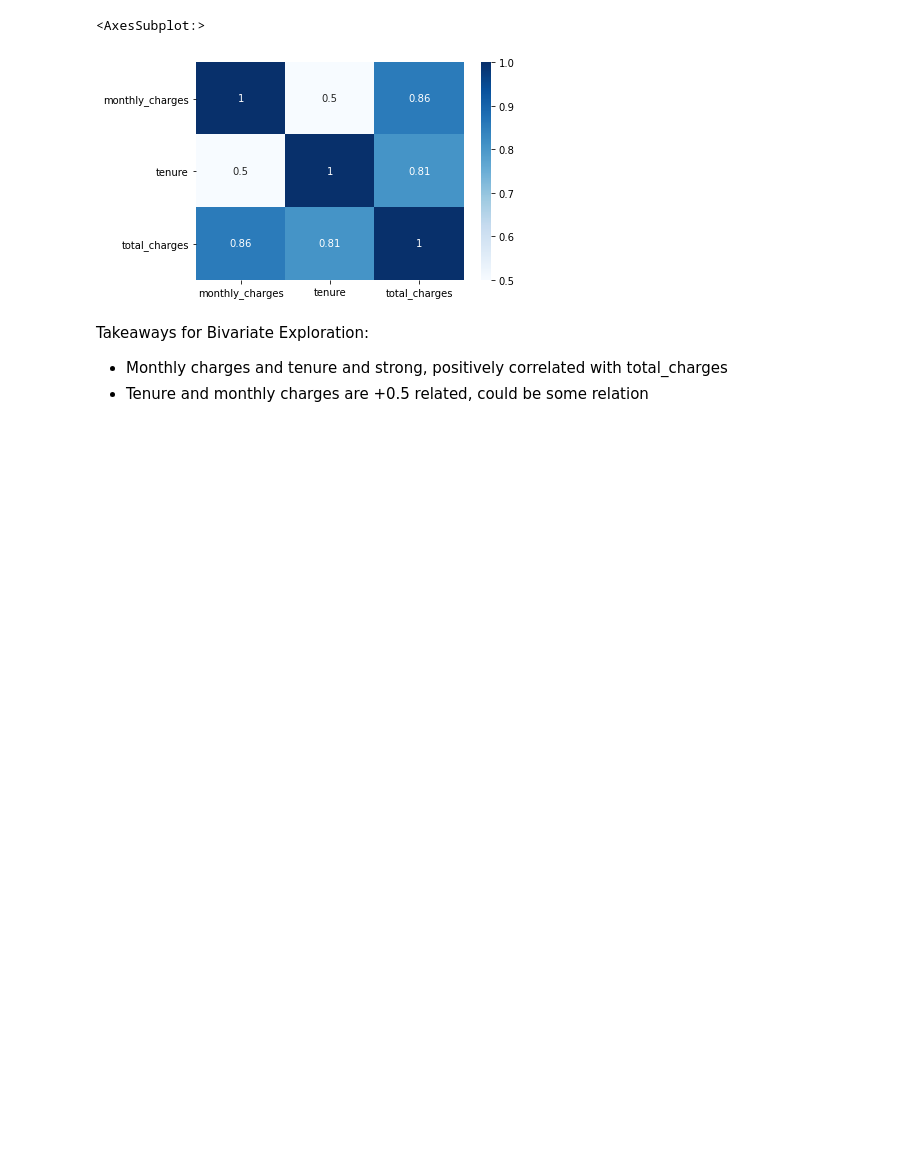
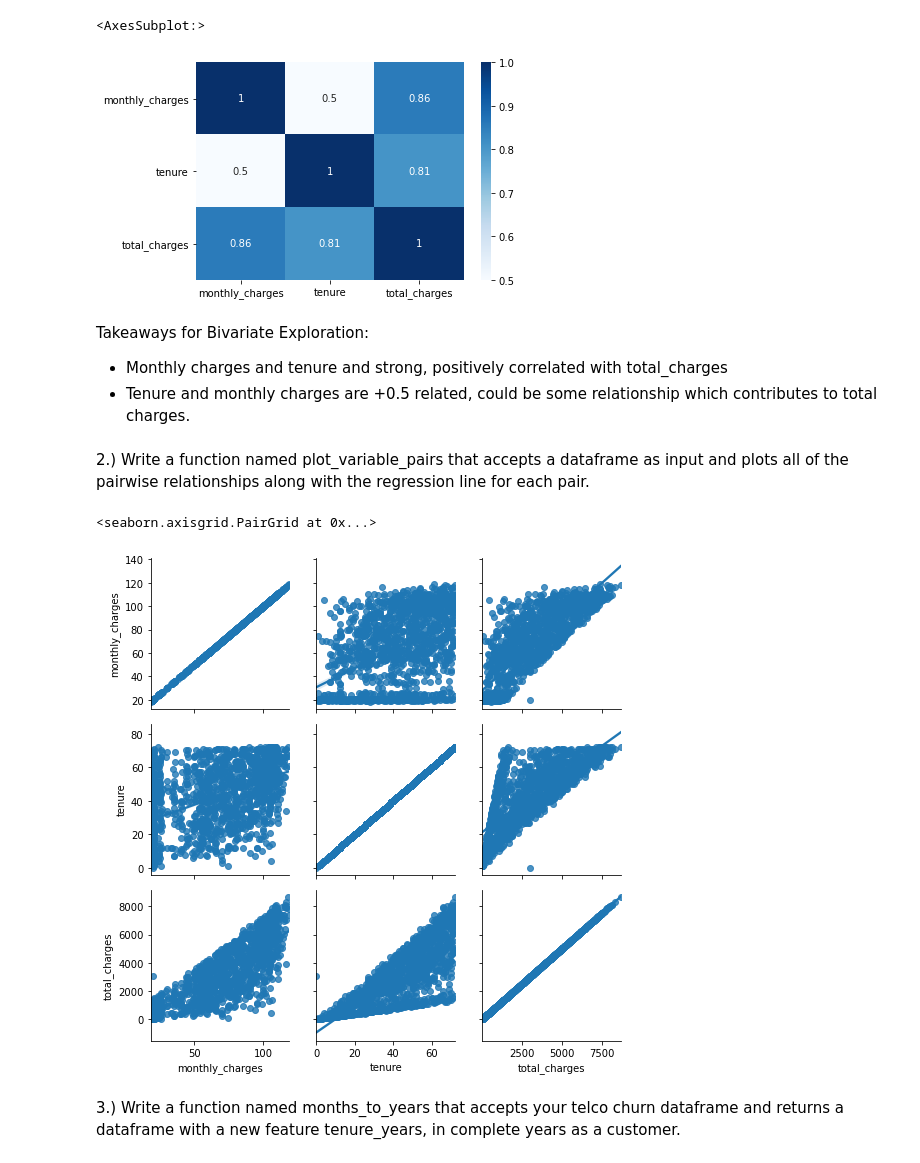
Before and after one commit to annah-vu/regression-exercises, a Jupyter notebook: explore.ipynb, the cells around one changed output. Saved outputs shown, nothing was run; the diff lists cells and outputs as text; code cells hidden in the pictures; blank space fills up the shorter version.

```diff
--- a/explore.ipynb
+++ b/explore.ipynb
@@ -91,4 +91,6 @@ sns.heatmap(train.corr(), cmap='Blues', annot=True)
 # %% [markdown]
 Takeaways for Bivariate Exploration:
  - Monthly charges and tenure and strong, positively correlated with total_charges
- - Tenure and monthly charges are +0.5 related, could be some relation
+ - Tenure and monthly charges are +0.5 related, could be some relationship which contributes to total charges.
+# %% [markdown]
+2.) Write a function named plot_variable_pairs that accepts a dataframe as input and plots all of the pairwise relationships along with the regression line for each pair.
@@ -94,0 +99,15 @@ Takeaways for Bivariate Exploration:
+# %%
+def plot_variable_pairs(df):
+    '''accepts a dataframe as input
+    split into train, validate, and test
+    plots all of the pairwise relationships along with the regression line for each pair.'''
+    plot = sns.PairGrid(df)
+    plot.map(sns.regplot)
+    return plot
+# %%
+plot_variable_pairs(df)
+# %% [output]
+<seaborn.axisgrid.PairGrid at 0x...>
+[figure, added]
+# %% [markdown]
+3.) Write a function named months_to_years that accepts your telco churn dataframe and returns a dataframe with a new feature tenure_years, in complete years as a customer.
```
Also changed, not shown: parts of 5 cells of this notebook, 2 other files.
